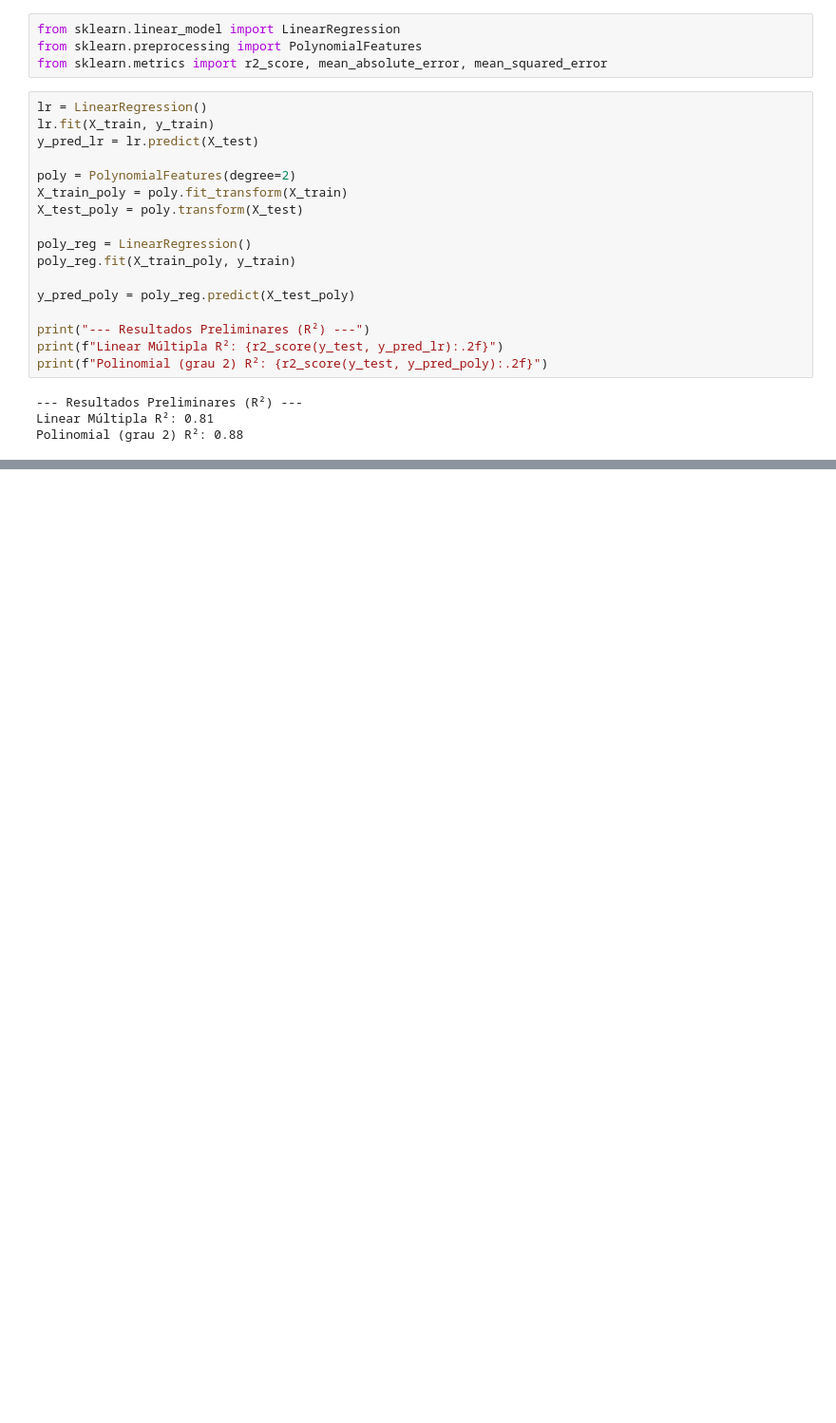
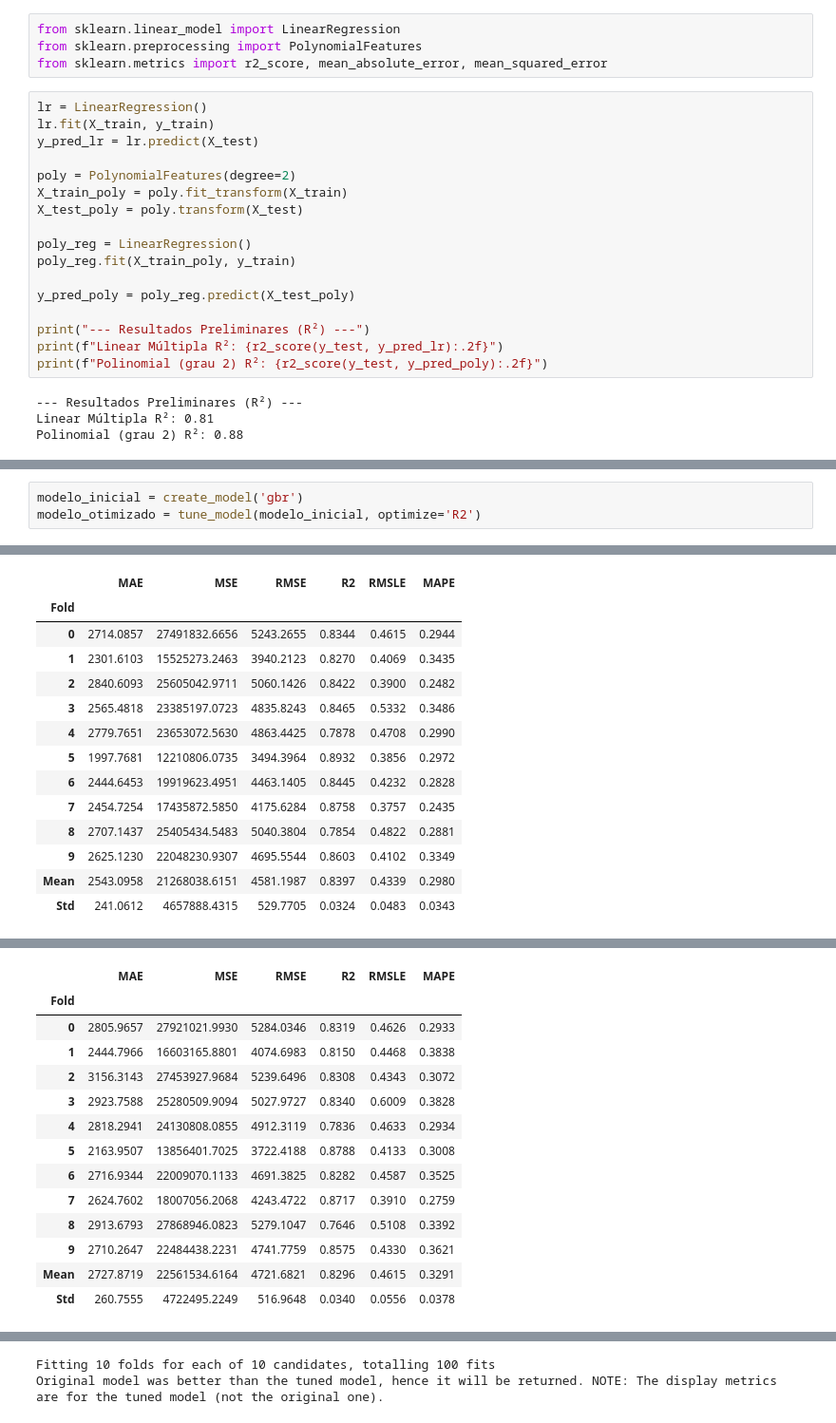
Before and after one commit to davib4d/insurance-data-analysis, a Jupyter notebook: projeto_modelagem.ipynb, the cells around one changed output, grey strips where cells are left out. Shown at 95% size. Cells and saved outputs as stored; diff of their text form; blank space fills up the shorter version.

```diff
--- a/projeto_modelagem.ipynb
+++ b/projeto_modelagem.ipynb
@@ -156,0 +272,4 @@ Polinomial (grau 2) R²: 0.88
+# %%
+modelo_inicial = create_model('gbr')
+modelo_otimizado = tune_model(modelo_inicial, optimize='R2')
+# %% [output]
@@ -156,0 +277,14 @@ Polinomial (grau 2) R²: 0.88
+|  | MAE | MSE | RMSE | R2 | RMSLE | MAPE |
+| Fold |  |  |  |  |  |  |
+| 0 | 2714.0857 | 27491832.6656 | 5243.2655 | 0.8344 | 0.4615 | 0.2944 |
+| 1 | 2301.6103 | 15525273.2463 | 3940.2123 | 0.8270 | 0.4069 | 0.3435 |
+| 2 | 2840.6093 | 25605042.9711 | 5060.1426 | 0.8422 | 0.3900 | 0.2482 |
+| 3 | 2565.4818 | 23385197.0723 | 4835.8243 | 0.8465 | 0.5332 | 0.3486 |
+| 4 | 2779.7651 | 23653072.5630 | 4863.4425 | 0.7878 | 0.4708 | 0.2990 |
+| 5 | 1997.7681 | 12210806.0735 | 3494.3964 | 0.8932 | 0.3856 | 0.2972 |
+| 6 | 2444.6453 | 19919623.4951 | 4463.1405 | 0.8445 | 0.4232 | 0.2828 |
+| 7 | 2454.7254 | 17435872.5850 | 4175.6284 | 0.8758 | 0.3757 | 0.2435 |
+| 8 | 2707.1437 | 25405434.5483 | 5040.3804 | 0.7854 | 0.4822 | 0.2881 |
+| 9 | 2625.1230 | 22048230.9307 | 4695.5544 | 0.8603 | 0.4102 | 0.3349 |
+| Mean | 2543.0958 | 21268038.6151 | 4581.1987 | 0.8397 | 0.4339 | 0.2980 |
+| Std | 241.0612 | 4657888.4315 | 529.7705 | 0.0324 | 0.0483 | 0.0343 |
@@ -156,0 +293,14 @@ Polinomial (grau 2) R²: 0.88
+|  | MAE | MSE | RMSE | R2 | RMSLE | MAPE |
+| Fold |  |  |  |  |  |  |
+| 0 | 2805.9657 | 27921021.9930 | 5284.0346 | 0.8319 | 0.4626 | 0.2933 |
+| 1 | 2444.7966 | 16603165.8801 | 4074.6983 | 0.8150 | 0.4468 | 0.3838 |
+| 2 | 3156.3143 | 27453927.9684 | 5239.6496 | 0.8308 | 0.4343 | 0.3072 |
+| 3 | 2923.7588 | 25280509.9094 | 5027.9727 | 0.8340 | 0.6009 | 0.3828 |
+| 4 | 2818.2941 | 24130808.0855 | 4912.3119 | 0.7836 | 0.4633 | 0.2934 |
+| 5 | 2163.9507 | 13856401.7025 | 3722.4188 | 0.8788 | 0.4133 | 0.3008 |
+| 6 | 2716.9344 | 22009070.1133 | 4691.3825 | 0.8282 | 0.4587 | 0.3525 |
+| 7 | 2624.7602 | 18007056.2068 | 4243.4722 | 0.8717 | 0.3910 | 0.2759 |
+| 8 | 2913.6793 | 27868946.0823 | 5279.1047 | 0.7646 | 0.5108 | 0.3392 |
+| 9 | 2710.2647 | 22484438.2231 | 4741.7759 | 0.8575 | 0.4330 | 0.3621 |
+| Mean | 2727.8719 | 22561534.6164 | 4721.6821 | 0.8296 | 0.4615 | 0.3291 |
+| Std | 260.7555 | 4722495.2249 | 516.9648 | 0.0340 | 0.0556 | 0.0378 |
@@ -156,0 +308,2 @@ Polinomial (grau 2) R²: 0.88
+Fitting 10 folds for each of 10 candidates, totalling 100 fits
+Original model was better than the tuned model, hence it will be returned. NOTE: The display metrics are for the tuned model (not the original one).
```
Also changed, not shown: parts of 12 cells of this notebook, 1 other file.
